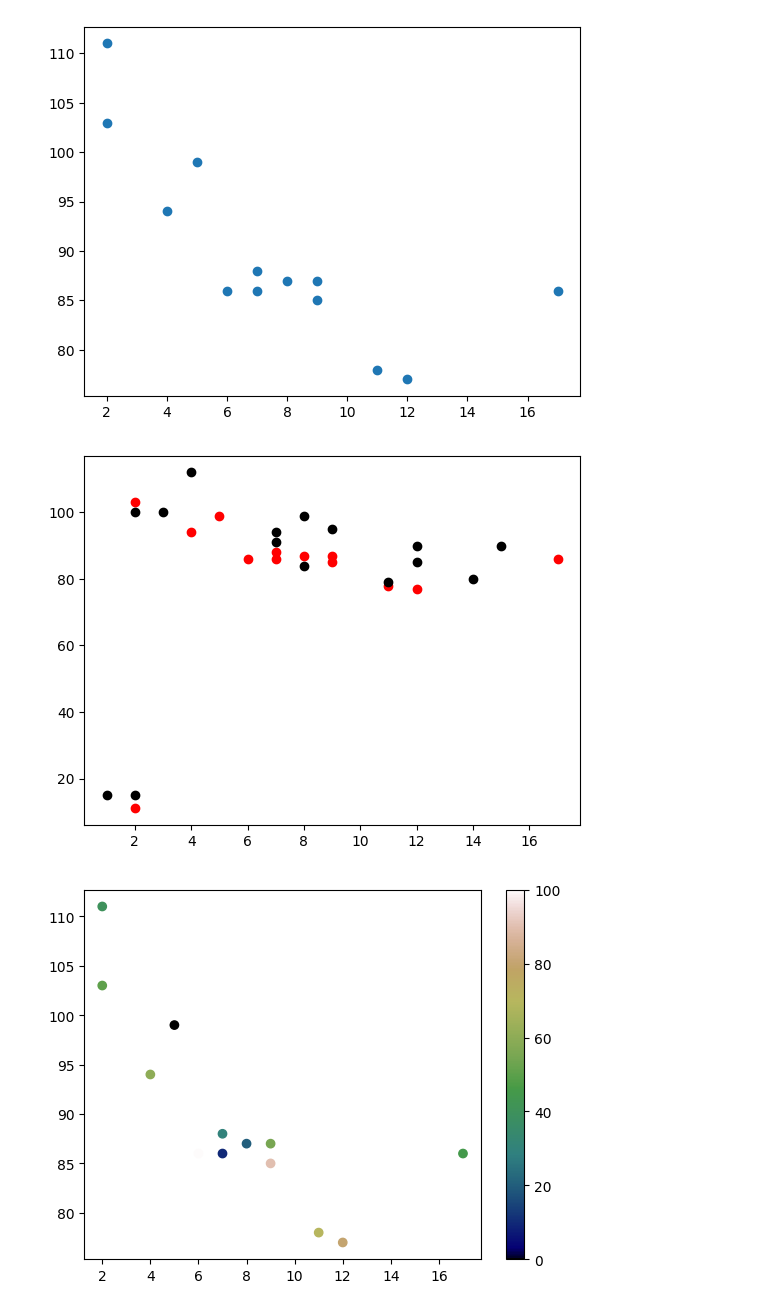
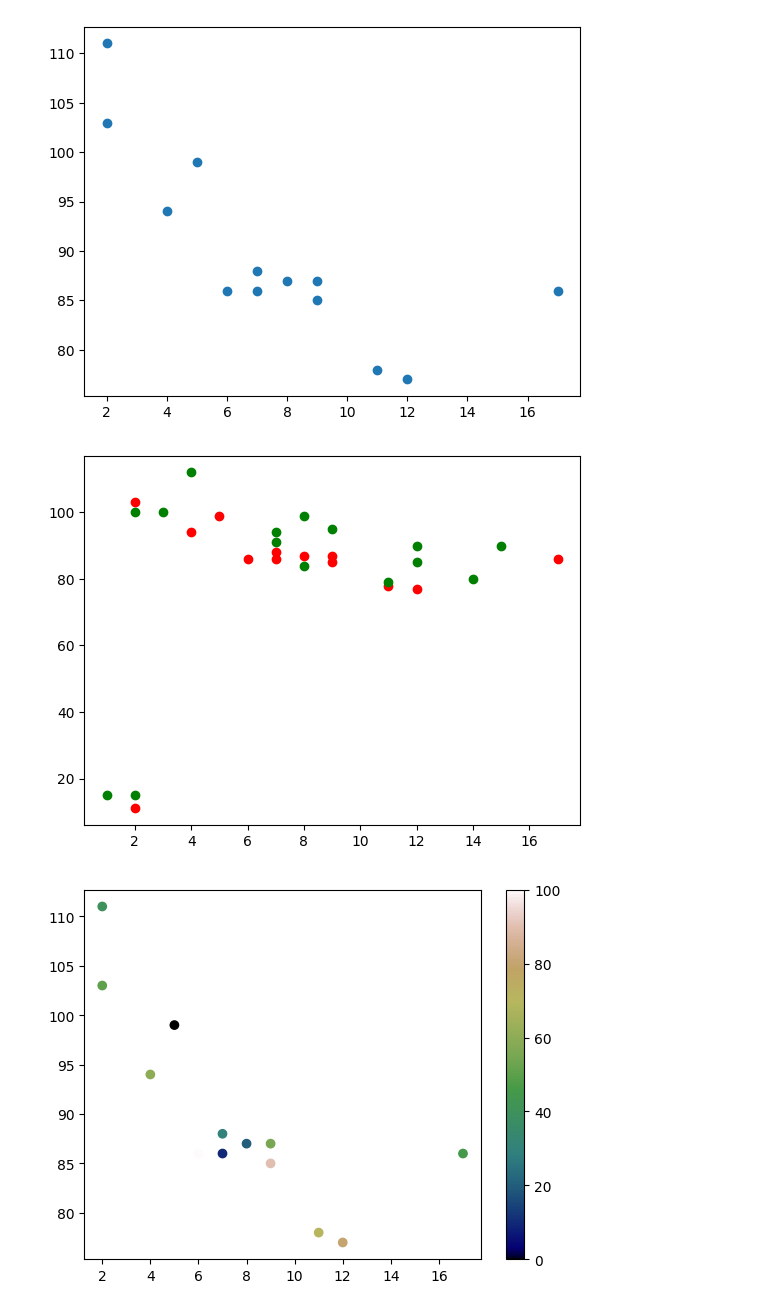
Before and after one commit to ash322ash422/tut_matplotlib, a Jupyter notebook: mp_tut1_scatter_line_marker_subplot_save_readCSV.ipynb, the cells around one changed output. Saved outputs shown, nothing was run; the diff lists cells and outputs as text; code cells hidden in the pictures.

```diff
--- a/mp_tut1_scatter_line_marker_subplot_save_readCSV.ipynb
+++ b/mp_tut1_scatter_line_marker_subplot_save_readCSV.ipynb
@@ -34,20 +34,20 @@ plt.show()
 # %%
 # Draw two plots on the same figure:
 import matplotlib.pyplot as plt
 import numpy as np
 
 # TODO: MAKE THIS MORE REALISTIC
-x1 = np.array([5,7,8,7,2,17,2,9,4,11,12,9,6]) # hours Alice studied
-y1 = np.array([99,86,87,88,11,86,103,87,94,78,77,85,86]) # score Alice got
-plt.scatter(x1, y1, color = 'red')
+x1_alice = np.array([5,7,8,7,2,17,2,9,4,11,12,9,6]) # hours Alice studied
+y1_alice = np.array([99,86,87,88,11,86,103,87,94,78,77,85,86]) # score Alice got
+plt.scatter(x1_alice, y1_alice, color = 'red')
 
-x2 = np.array([2,2,8,1,15,8,12,9,7,3,11,4,7,14,12]) # hours bob studied
-y2 = np.array([100,15,84,15,90,99,90,95,94,100,79,112,91,80,85]) # scores bob obtained
-plt.scatter(x2, y2, color = '#000000') # 88c999
+x2_bob = np.array([2,2,8,1,15,8,12,9,7,3,11,4,7,14,12]) # hours bob studied
+y2_bob = np.array([100,15,84,15,90,99,90,95,94,100,79,112,91,80,85]) # scores bob obtained
+plt.scatter(x2_bob, y2_bob, color = 'green') # green, cyan, magenta,purple, #88c999, #000000
 
 plt.show()
 # %% [output]
-[figure, old version]
+[figure, new version]
 # %%
 import matplotlib.pyplot as plt
 import numpy as np
```
Also changed, not shown: parts of 5 cells of this notebook.
